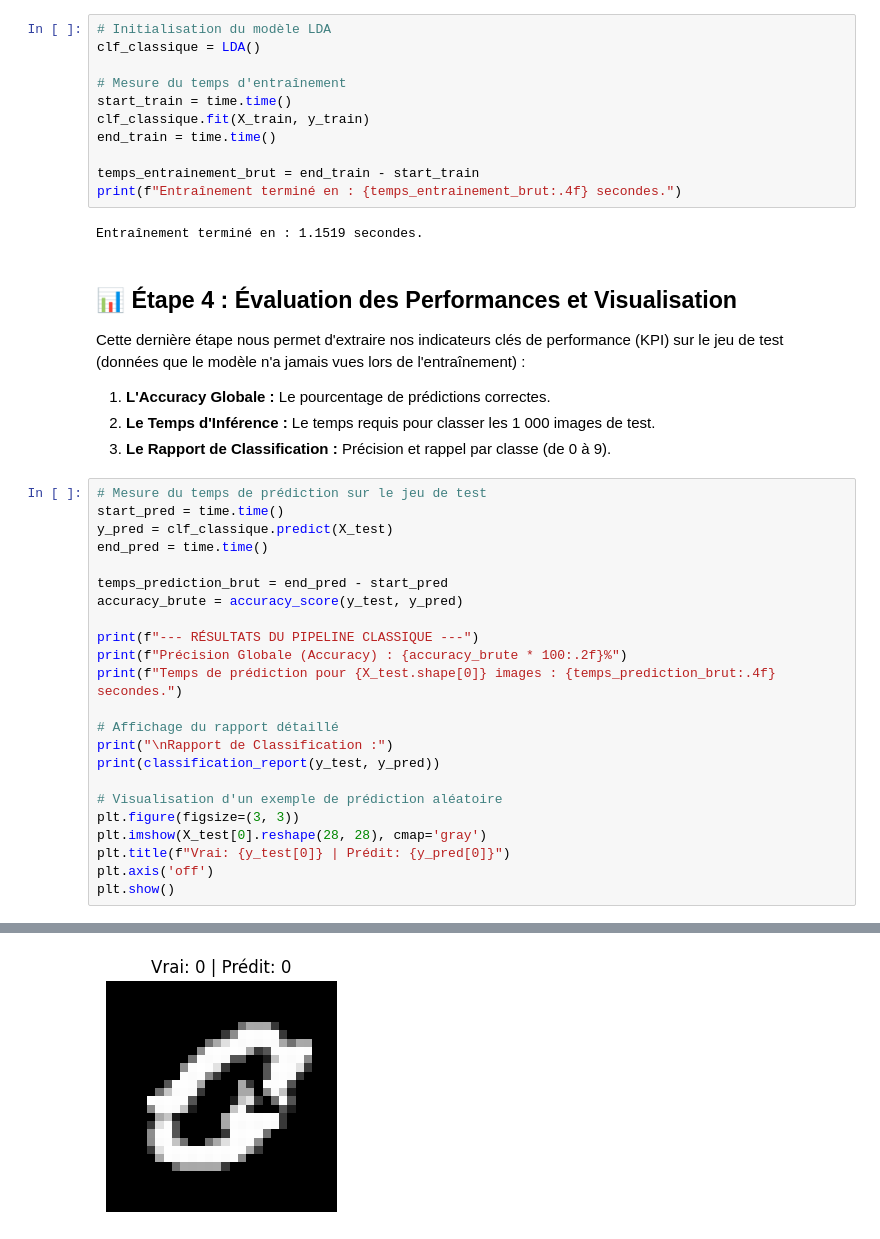
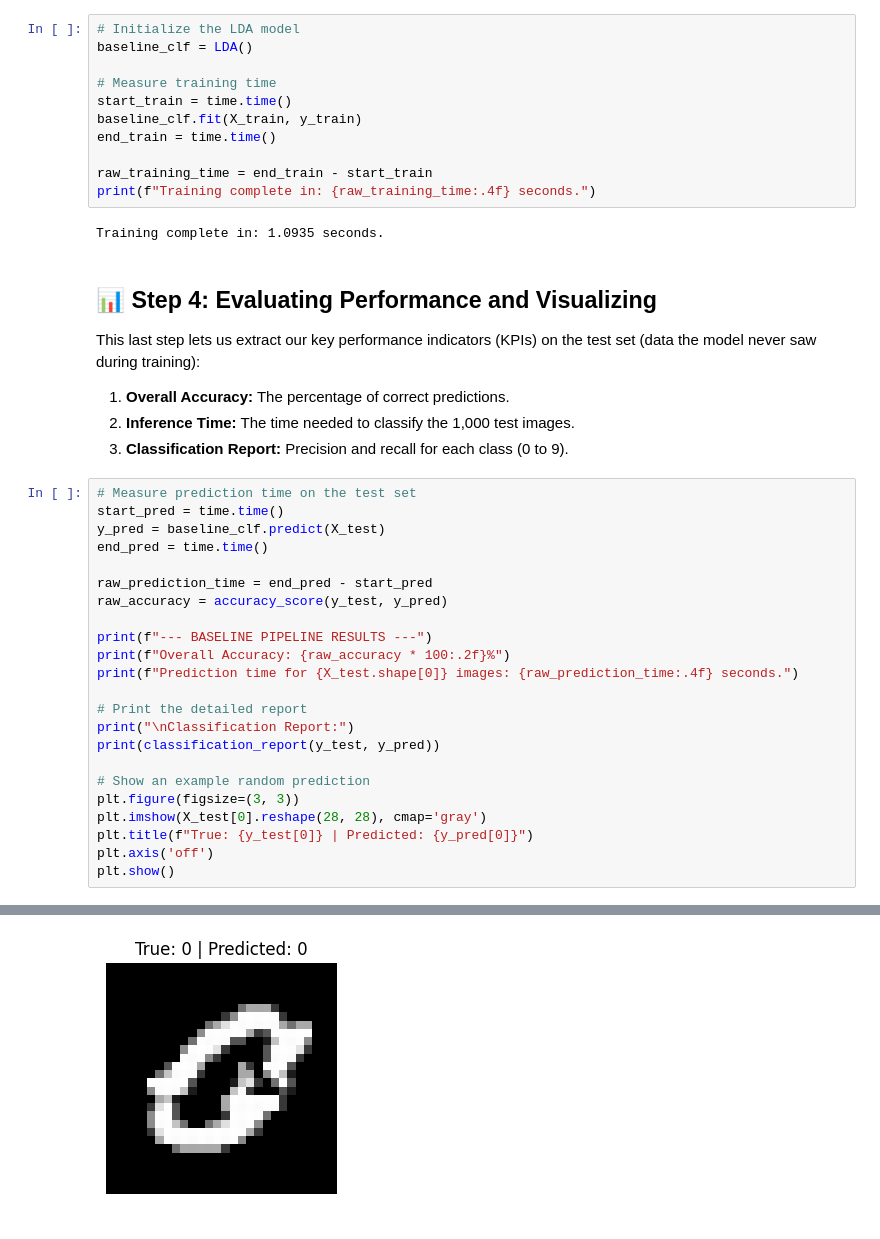
Before and after one commit to Soukaina009/compressed-sensing-mnist-classification, a Jupyter notebook: CS_Application.ipynb, the cells around one changed output, grey strips where cells are left out. Drawn from its saved outputs; the diff is of its cells as text.

```diff
--- a/CS_Application.ipynb
+++ b/CS_Application.ipynb
@@ -80,44 +80,44 @@ Le modèle va tenter de trouver des frontières de décision linéaires pour sé
 # %%
-# Initialisation du modèle LDA
-clf_classique = LDA()
+# Initialize the LDA model
+baseline_clf = LDA()
 
-# Mesure du temps d'entraînement
+# Measure training time
 start_train = time.time()
-clf_classique.fit(X_train, y_train)
+baseline_clf.fit(X_train, y_train)
 end_train = time.time()
 
-temps_entrainement_brut = end_train - start_train
-print(f"Entraînement terminé en : {temps_entrainement_brut:.4f} secondes.")
+raw_training_time = end_train - start_train
+print(f"Training complete in: {raw_training_time:.4f} seconds.")
 # %% [output]
-Entraînement terminé en : 1.1519 secondes.
+Training complete in: 1.0935 seconds.
 # %% [markdown]
-## 📊 Étape 4 : Évaluation des Performances et Visualisation
+## 📊 Step 4: Evaluating Performance and Visualizing
 
-Cette dernière étape nous permet d'extraire nos indicateurs clés de performance (KPI) sur le jeu de test (données que le modèle n'a jamais vues lors de l'entraînement) :
-1. **L'Accuracy Globale :** Le pourcentage de prédictions correctes.
-2. **Le Temps d'Inférence :** Le temps requis pour classer les 1 000 images de test.
-3. **Le Rapport de Classification :** Précision et rappel par classe (de 0 à 9).
+This last step lets us extract our key performance indicators (KPIs) on the test set (data the model never saw during training):
+1. **Overall Accuracy:** The percentage of correct predictions.
+2. **Inference Time:** The time needed to classify the 1,000 test images.
+3. **Classification Report:** Precision and recall for each class (0 to 9).
 # %%
-# Mesure du temps de prédiction sur le jeu de test
+# Measure prediction time on the test set
 start_pred = time.time()
-y_pred = clf_classique.predict(X_test)
+y_pred = baseline_clf.predict(X_test)
 end_pred = time.time()
 
-temps_prediction_brut = end_pred - start_pred
-accuracy_brute = accuracy_score(y_test, y_pred)
+raw_prediction_time = end_pred - start_pred
+raw_accuracy = accuracy_score(y_test, y_pred)
 
-print(f"--- RÉSULTATS DU PIPELINE CLASSIQUE ---")
-print(f"Précision Globale (Accuracy) : {accuracy_brute * 100:.2f}%")
-print(f"Temps de prédiction pour {X_test.shape[0]} images : {temps_prediction_brut:.4f} secondes.")
+print(f"--- BASELINE PIPELINE RESULTS ---")
+print(f"Overall Accuracy: {raw_accuracy * 100:.2f}%")
+print(f"Prediction time for {X_test.shape[0]} images: {raw_prediction_time:.4f} seconds.")
 
-# Affichage du rapport détaillé
-print("\nRapport de Classification :")
+# Print the detailed report
+print("\nClassification Report:")
 print(classification_report(y_test, y_pred))
 
-# Visualisation d'un exemple de prédiction aléatoire
+# Show an example random prediction
 plt.figure(figsize=(3, 3))
 plt.imshow(X_test[0].reshape(28, 28), cmap='gray')
-plt.title(f"Vrai: {y_test[0]} | Prédit: {y_pred[0]}")
+plt.title(f"True: {y_test[0]} | Predicted: {y_pred[0]}")
 plt.axis('off')
 plt.show()
 # %% [output]
@@ -129,14 +129,14 @@ Rapport de Classification :
               precision    recall  f1-score   support
 
            0       0.97      0.95      0.96       101
            1       0.84      0.93      0.88       120
            2       0.85      0.77      0.81        90
            3       0.84      0.79      0.82       102
            4       0.77      0.88      0.82       103
 ... (5 lines left out)
 
     accuracy                           0.84      1000
    macro avg       0.84      0.83      0.83      1000
 weighted avg       0.84      0.84      0.84      1000
-[figure, old version]
+[figure, new version]
 # %% [markdown]
```
Also changed, not shown: parts of 22 cells of this notebook, 1 other file.
